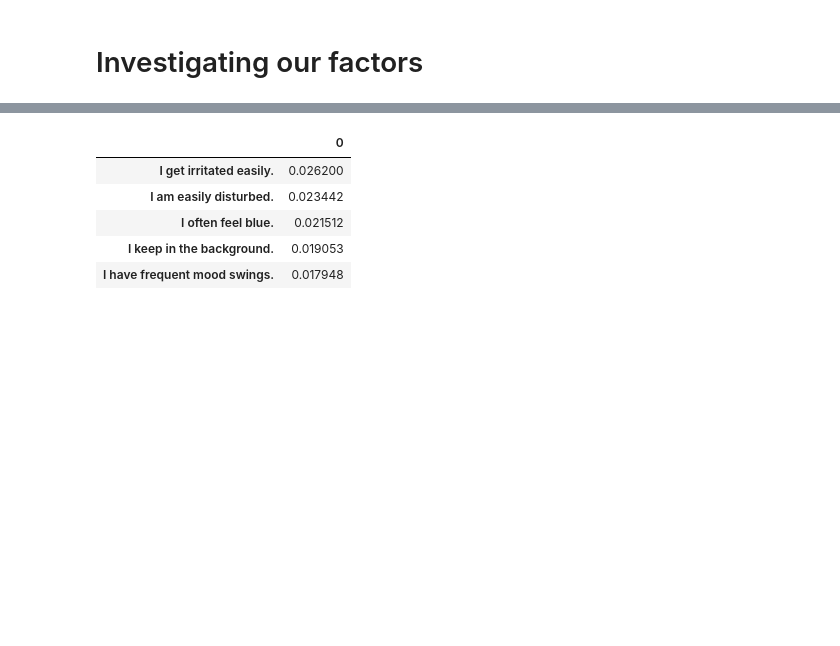
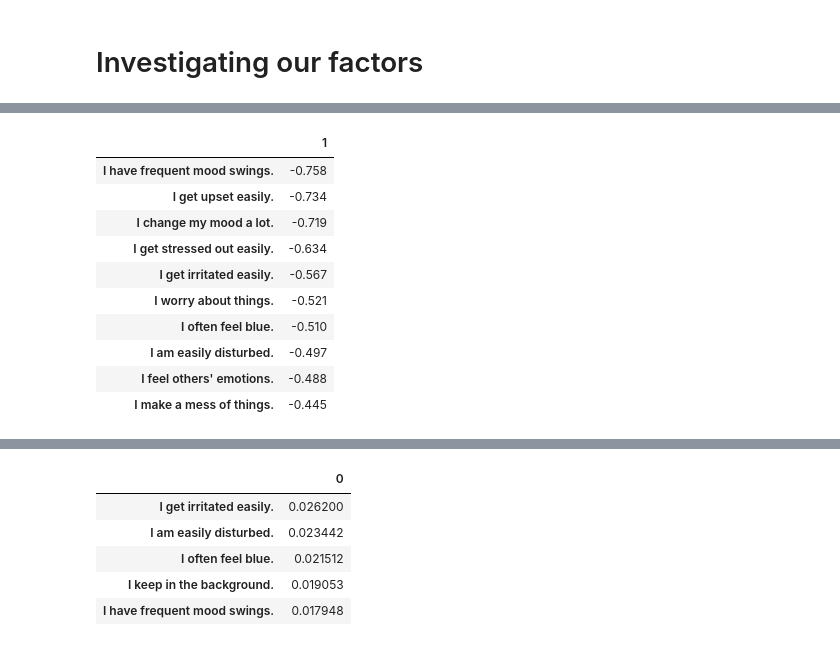
Before and after one commit to vincefav/big-five-age-and-gender, a Jupyter notebook: Factor analysis - Big five v2.ipynb, the cells around one changed output, grey strips where cells are left out. Drawn from its saved outputs; the diff is of its cells as text; code cells hidden in the pictures; blank space fills up the shorter version.

```diff
--- a/Factor analysis - Big five v2.ipynb
+++ b/Factor analysis - Big five v2.ipynb
@@ -117,0 +139,17 @@ Beauuutiful normal distributions.
+# %%
+# Neuroticism
+f2 = factors[[1]]
+f2['absol'] = np.abs(f2)
+f2.sort_values('absol', ascending=False)[[1]].head(10)
+# %% [output]
+|  | 1 |
+| I have frequent mood swings. | -0.758 |
+| I get upset easily. | -0.734 |
+| I change my mood a lot. | -0.719 |
+| I get stressed out easily. | -0.634 |
+| I get irritated easily. | -0.567 |
+| I worry about things. | -0.521 |
+| I often feel blue. | -0.510 |
+| I am easily disturbed. | -0.497 |
+| I feel others' emotions. | -0.488 |
+| I make a mess of things. | -0.445 |
```
Also changed, not shown: parts of 5 cells of this notebook.
